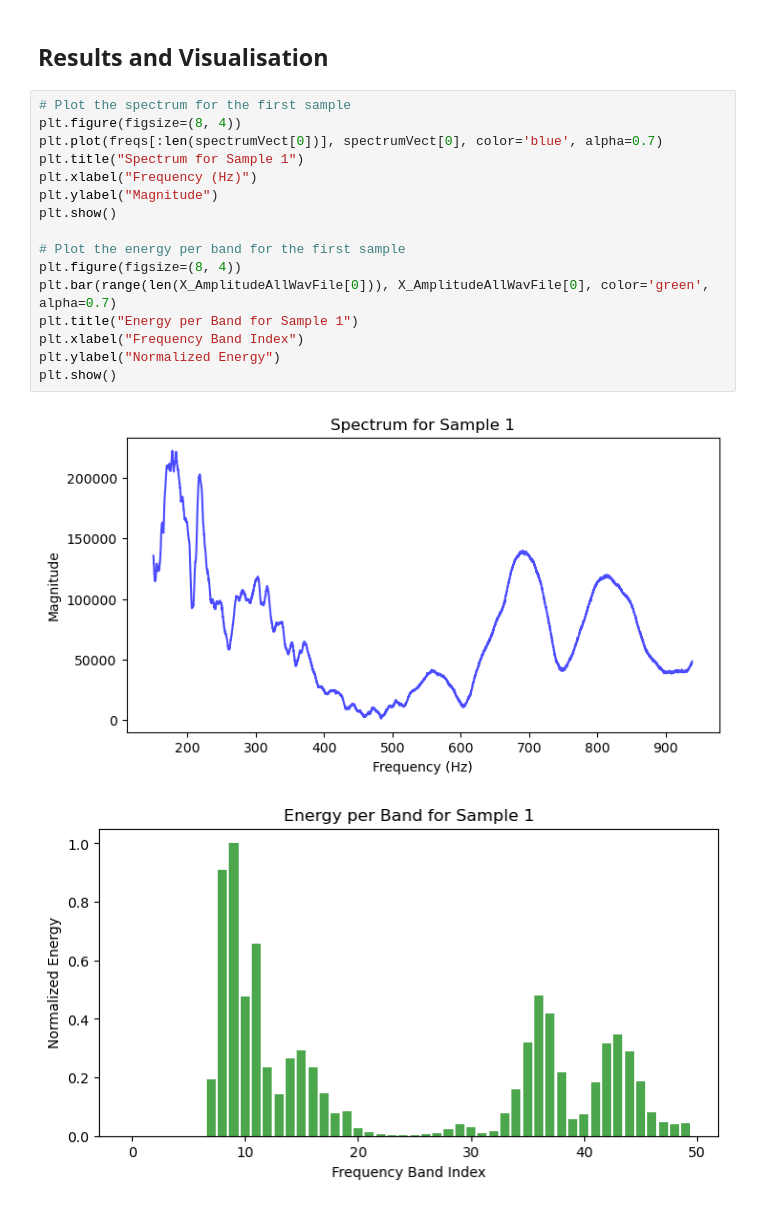
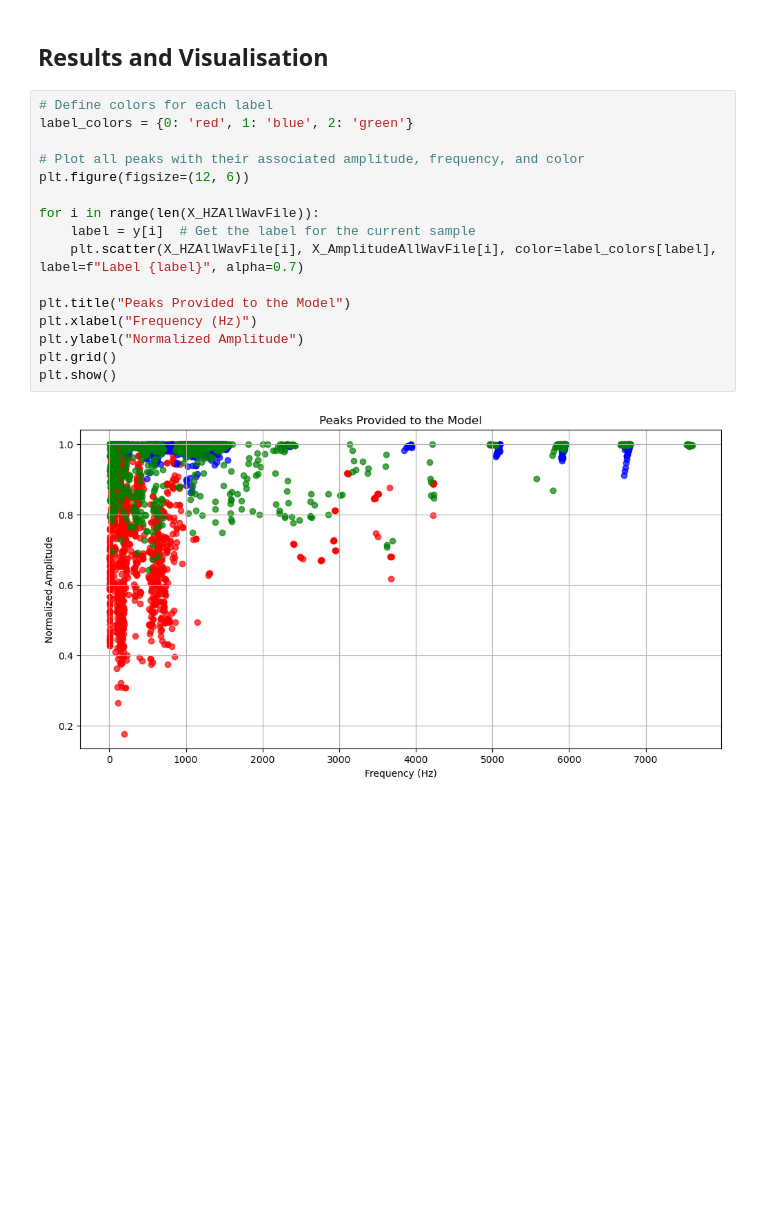
Before and after one commit to HugoMany/MLPadelProject, a Jupyter notebook: SoundPart/ModelMLAgeRacket/KNN/S_KNN_Age_P1.P2.P3_Peaks.ipynb, the cells around one changed output. Cells and saved outputs as stored; diff of their text form; blank space fills up the shorter version.

```diff
--- a/SoundPart/ModelMLAgeRacket/KNN/S_KNN_Age_P1.P2.P3_Peaks.ipynb
+++ b/SoundPart/ModelMLAgeRacket/KNN/S_KNN_Age_P1.P2.P3_Peaks.ipynb
@@ -251,25 +266,24 @@ print(results_df)
 [160 rows x 5 columns]
 # %% [markdown]
 ## Results and Visualisation
-# %%
-# Plot the spectrum for the first sample
-plt.figure(figsize=(8, 4))
-plt.plot(freqs[:len(spectrumVect[0])], spectrumVect[0], color='blue', alpha=0.7)
-plt.title("Spectrum for Sample 1")
-plt.xlabel("Frequency (Hz)")
-plt.ylabel("Magnitude")
-plt.show()
-
-# Plot the energy per band for the first sample
-plt.figure(figsize=(8, 4))
-plt.bar(range(len(X_AmplitudeAllWavFile[0])), X_AmplitudeAllWavFile[0], color='green', alpha=0.7)
-plt.title("Energy per Band for Sample 1")
-plt.xlabel("Frequency Band Index")
-plt.ylabel("Normalized Energy")
-plt.show()
-# %% [output]
-[figure, removed]
-[figure, removed]
+# %%
+# Define colors for each label
+label_colors = {0: 'red', 1: 'blue', 2: 'green'}
+
+# Plot all peaks with their associated amplitude, frequency, and color
+plt.figure(figsize=(12, 6))
+
+for i in range(len(X_HZAllWavFile)):
+    label = y[i]  # Get the label for the current sample
+    plt.scatter(X_HZAllWavFile[i], X_AmplitudeAllWavFile[i], color=label_colors[label], label=f"Label {label}", alpha=0.7)
+
+plt.title("Peaks Provided to the Model")
+plt.xlabel("Frequency (Hz)")
+plt.ylabel("Normalized Amplitude")
+plt.grid()
+plt.show()
+# %% [output]
+[figure, added]
 # %%
 from sklearn.metrics import ConfusionMatrixDisplay
 
```
Also changed, not shown: parts of 6 cells of this notebook, 1 other file.
